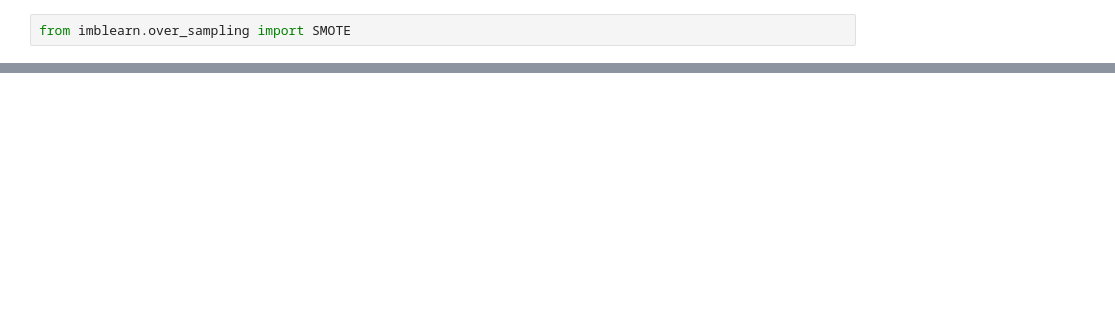
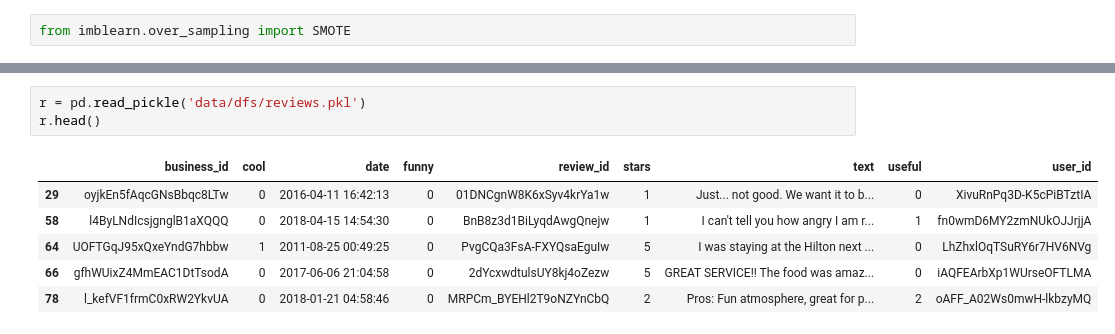
Before and after one commit to anooppanyam/ML4UVA-Business-Closures-1, a Jupyter notebook: MLProj.ipynb, the cells around one changed output, grey strips where cells are left out. Drawn from its saved outputs; the diff is of its cells as text; blank space fills up the shorter version.

```diff
--- a/MLProj.ipynb
+++ b/MLProj.ipynb
@@ -154,0 +177,10 @@ from imblearn.over_sampling import SMOTE
+# %%
+r = pd.read_pickle('data/dfs/reviews.pkl')
+r.head()
+# %% [output]
+|  | business_id | cool | date | funny | review_id | stars | text | useful | user_id |
+| 29 | oyjkEn5fAqcGNsBbqc8LTw | 0 | 2016-04-11 16:42:13 | 0 | 01DNCgnW8K6xSyv4krYa1w | 1 | Just... not good. We want it to b... | 0 | XivuRnPq3D-K5cPiBTztIA |
+| 58 | l4ByLNdIcsjgnglB1aXQQQ | 0 | 2018-04-15 14:54:30 | 0 | BnB8z3d1BiLyqdAwgQnejw | 1 | I can't tell you how angry I am r... | 1 | fn0wmD6MY2zmNUkOJJrjjA |
+| 64 | UOFTGqJ95xQxeYndG7hbbw | 1 | 2011-08-25 00:49:25 | 0 | PvgCQa3FsA-FXYQsaEguIw | 5 | I was staying at the Hilton next ... | 0 | LhZhxlOqTSuRY6r7HV6NVg |
+| 66 | gfhWUixZ4MmEAC1DtTsodA | 0 | 2017-06-06 21:04:58 | 0 | 2dYcxwdtulsUY8kj4oZezw | 5 | GREAT SERVICE!! The food was amaz... | 0 | iAQFEArbXp1WUrseOFTLMA |
+| 78 | l_kefVF1frmC0xRW2YkvUA | 0 | 2018-01-21 04:58:46 | 0 | MRPCm_BYEHl2T9oNZYnCbQ | 2 | Pros: Fun atmosphere, great for p... | 2 | oAFF_A02Ws0mwH-lkbzyMQ |
```
Also changed, not shown: parts of 11 cells of this notebook.
